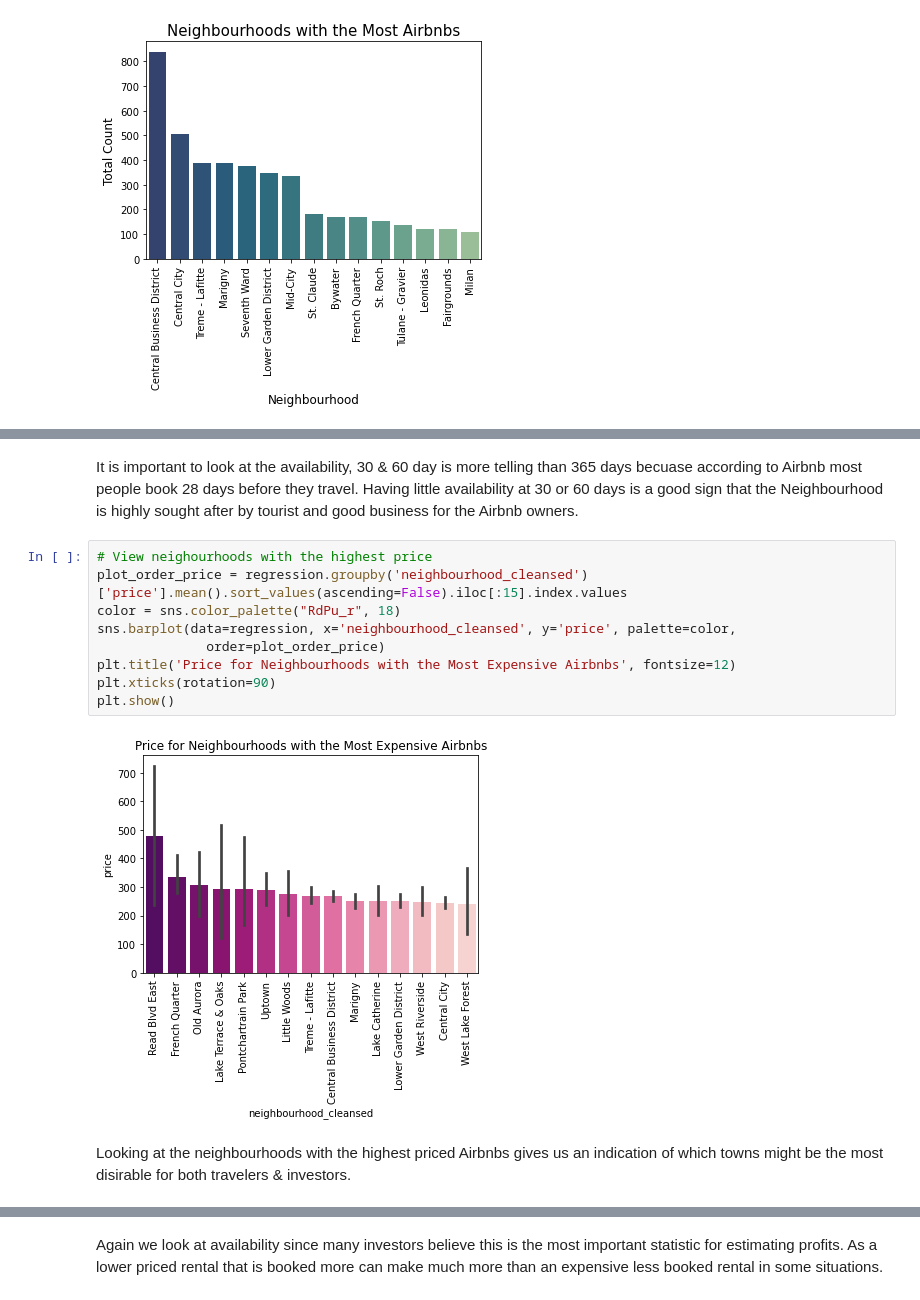
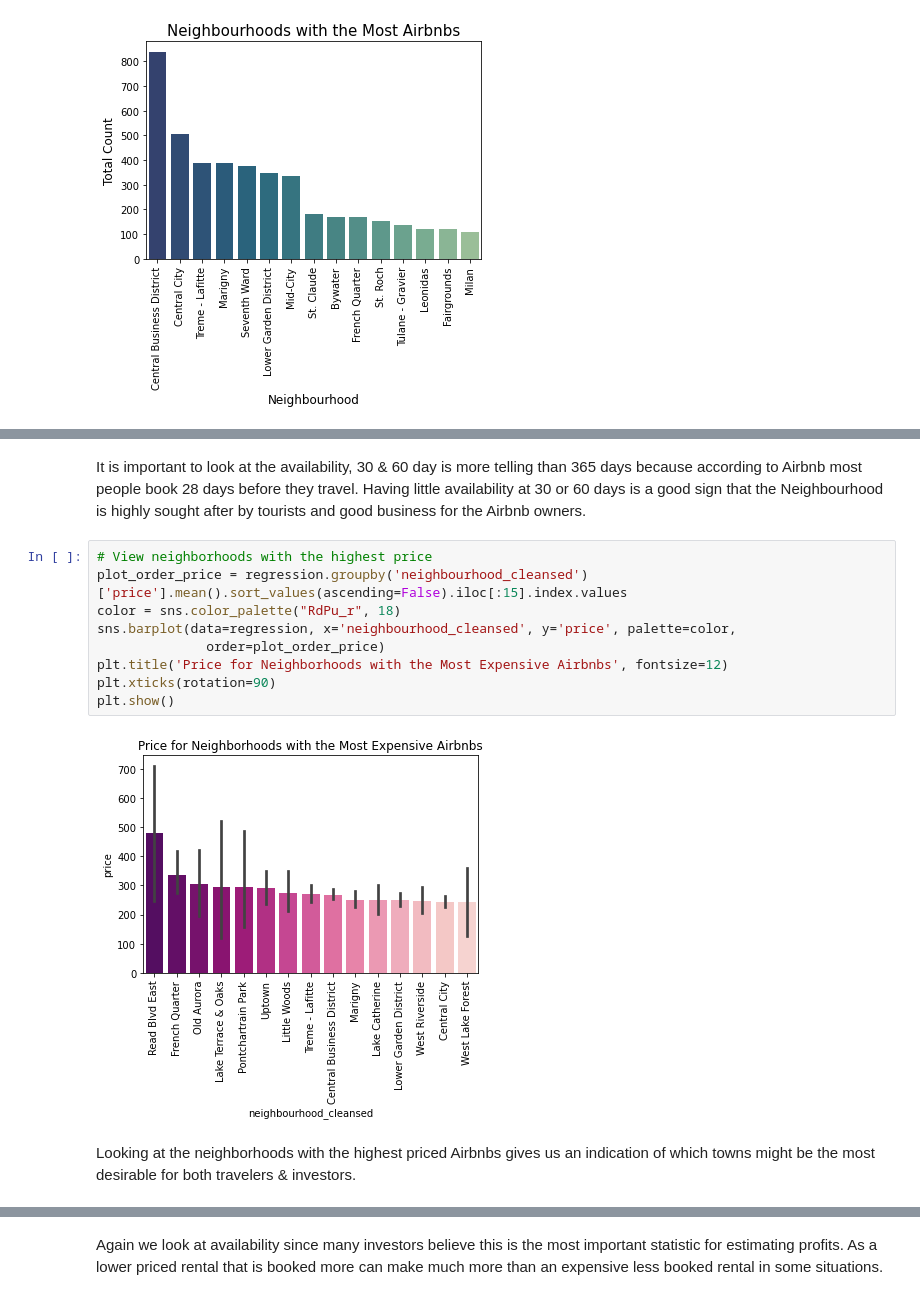
Before and after one commit to rachelfein/capstone, a Jupyter notebook: EDA & Preprocessing.ipynb, the cells around one changed output, grey strips where cells are left out. Drawn from its saved outputs; the diff is of its cells as text.

```diff
--- a/EDA & Preprocessing.ipynb
+++ b/EDA & Preprocessing.ipynb
@@ -749,16 +762,16 @@ plt.show()
 # %% [markdown]
-It is important to look at the availability, 30 & 60 day is more telling than 365 days becuase according to Airbnb most people book 28 days before they travel. Having little availability at 30 or 60 days is a good sign that the Neighbourhood is highly sought after by tourist and good business for the Airbnb owners.
+It is important to look at the availability, 30 & 60 day is more telling than 365 days because according to Airbnb most people book 28 days before they travel. Having little availability at 30 or 60 days is a good sign that the Neighbourhood is highly sought after by tourists and good business for the Airbnb owners.
 # %%
-# View neighourhoods with the highest price
+# View neighborhoods with the highest price
 plot_order_price = regression.groupby('neighbourhood_cleansed')['price'].mean().sort_values(ascending=False).iloc[:15].index.values
 color = sns.color_palette("RdPu_r", 18)
 sns.barplot(data=regression, x='neighbourhood_cleansed', y='price', palette=color,
               order=plot_order_price)
-plt.title('Price for Neighbourhoods with the Most Expensive Airbnbs', fontsize=12)
+plt.title('Price for Neighborhoods with the Most Expensive Airbnbs', fontsize=12)
 plt.xticks(rotation=90)
 plt.show()
 # %% [output]
-[figure, old version]
+[figure, new version]
 # %% [markdown]
-Looking at the neighbourhoods with the highest priced Airbnbs gives us an indication of which towns might be the most disirable for both travelers & investors.
+Looking at the neighborhoods with the highest priced Airbnbs gives us an indication of which towns might be the most desirable for both travelers & investors.
 # %%
```
Also changed, not shown: parts of 54 cells of this notebook.
